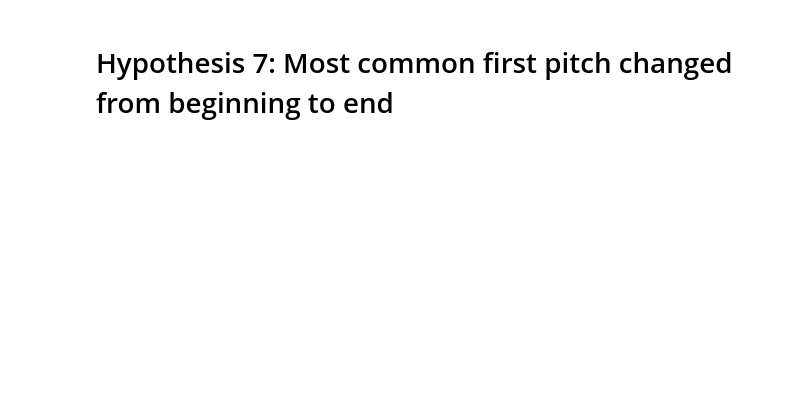
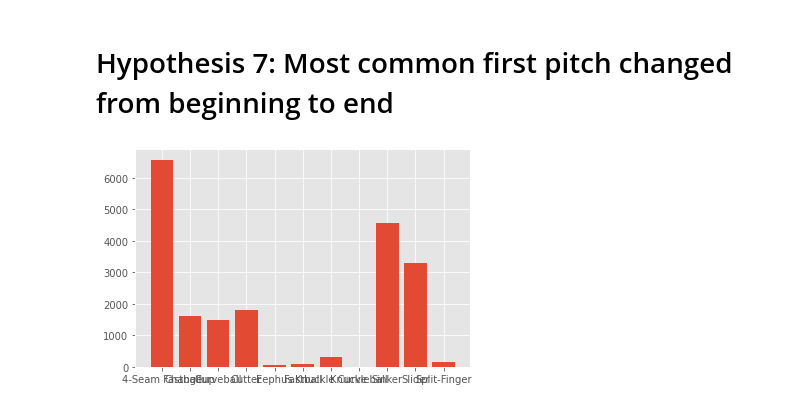
Before and after one commit to arridani/w209-final, a Jupyter notebook: notebooks/hypothesis7_eda.ipynb, the cells around one changed output. Saved outputs shown, nothing was run; the diff lists cells and outputs as text; code cells hidden in the pictures; blank space fills up the shorter version.

```diff
--- a/notebooks/hypothesis7_eda.ipynb
+++ b/notebooks/hypothesis7_eda.ipynb
@@ -55,2 +64,10 @@ first_pitch_df
 # %% [markdown]
 # Hypothesis 7: Most common first pitch changed from beginning to end
+# %%
+#sns.barplot(first_pitch_df.pitch_name)
+group_pitch = pd.DataFrame(first_pitch_df.groupby(['pitch_name']).count()['game_date']).reset_index()
+
+plt.bar(group_pitch.pitch_name, group_pitch.game_date)
+plt.show()
+# %% [output]
+[figure, added]
```
Also changed, not shown: parts of 11 cells of this notebook, 2 other files.
